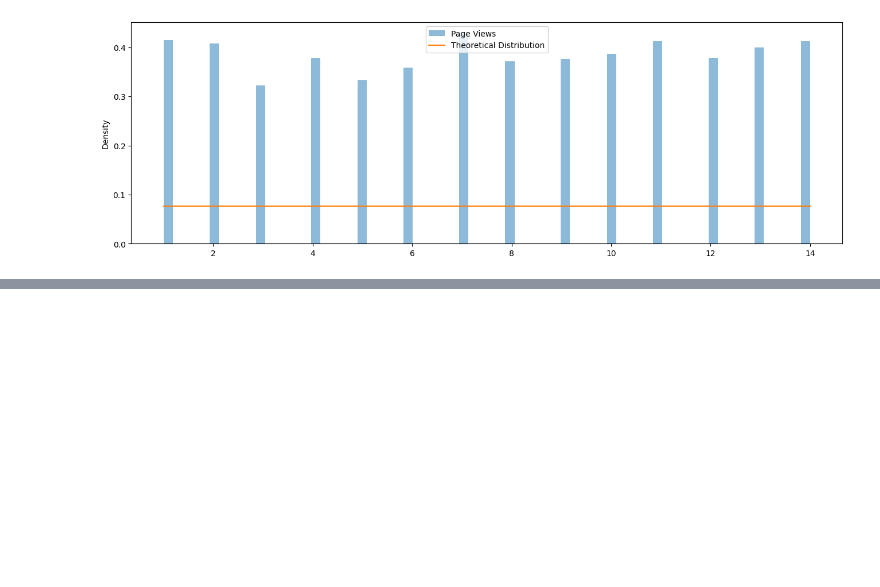
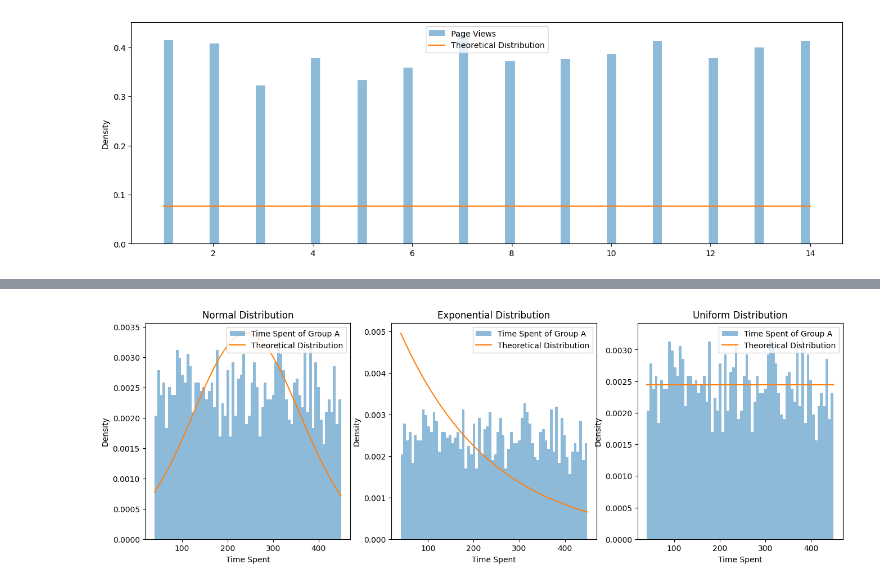
Before and after one commit to chemkemeimyers/PythonProjects, a Jupyter notebook: ABTesting_R2.ipynb, the cells around one changed output, grey strips where cells are left out. Saved outputs shown, nothing was run; the diff lists cells and outputs as text; code cells hidden in the pictures; blank space fills up the shorter version.

```diff
--- a/ABTesting_R2.ipynb
+++ b/ABTesting_R2.ipynb
@@ -160,0 +203,4 @@ plt.show()
+# %%
+plot_distributions(data_GroupA['Time Spent'], 'Group A')
+# %% [output]
+[figure, added]
```
Also changed, not shown: parts of 10 cells of this notebook.
